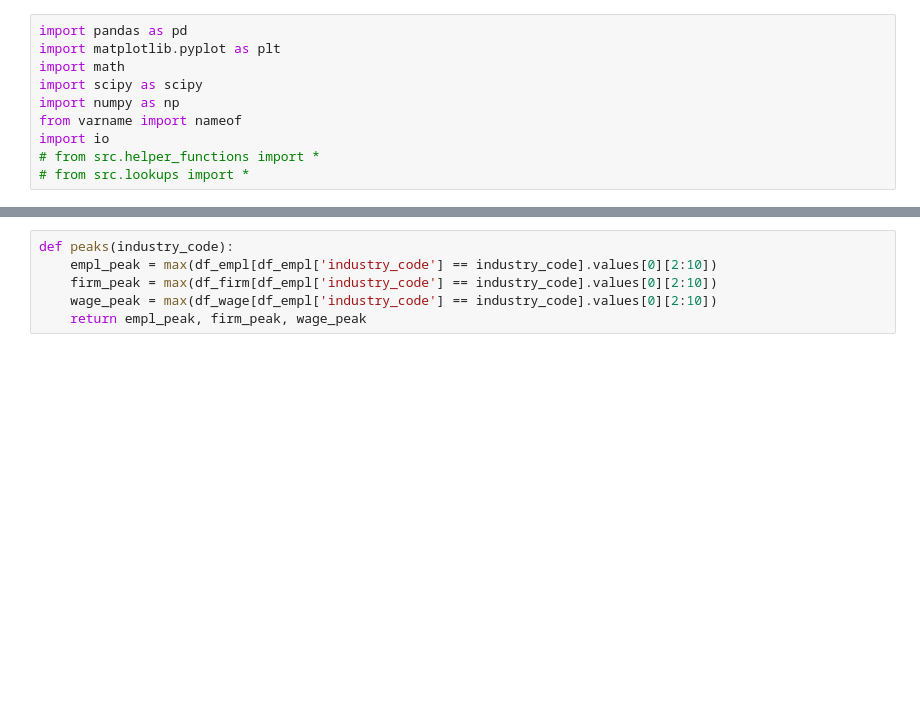
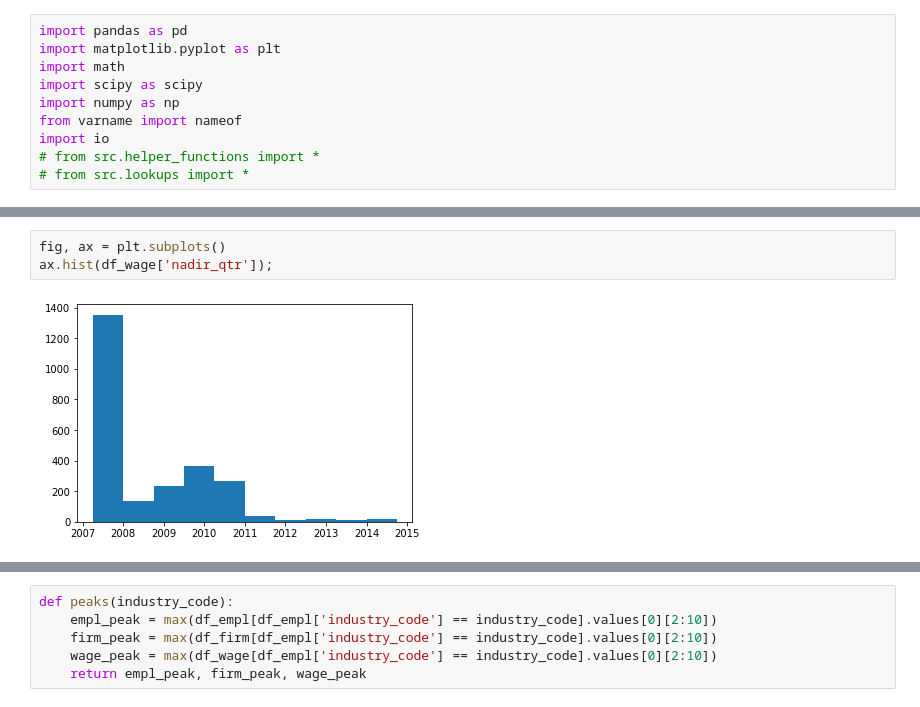
Before and after one commit to cjholcomb/recession-proof, a Jupyter notebook: data_manipulation.ipynb, the cells around one changed output, grey strips where cells are left out. Saved outputs shown, nothing was run; the diff lists cells and outputs as text; blank space fills up the shorter version.

```diff
--- a/data_manipulation.ipynb
+++ b/data_manipulation.ipynb
@@ -22,0 +83,5 @@ df_wage = df_wage.reset_index()
+# %%
+fig, ax = plt.subplots()
+ax.hist(df_wage['nadir_qtr']);
+# %% [output]
+[figure, added]
```
Also changed, not shown: parts of 29 cells of this notebook.
